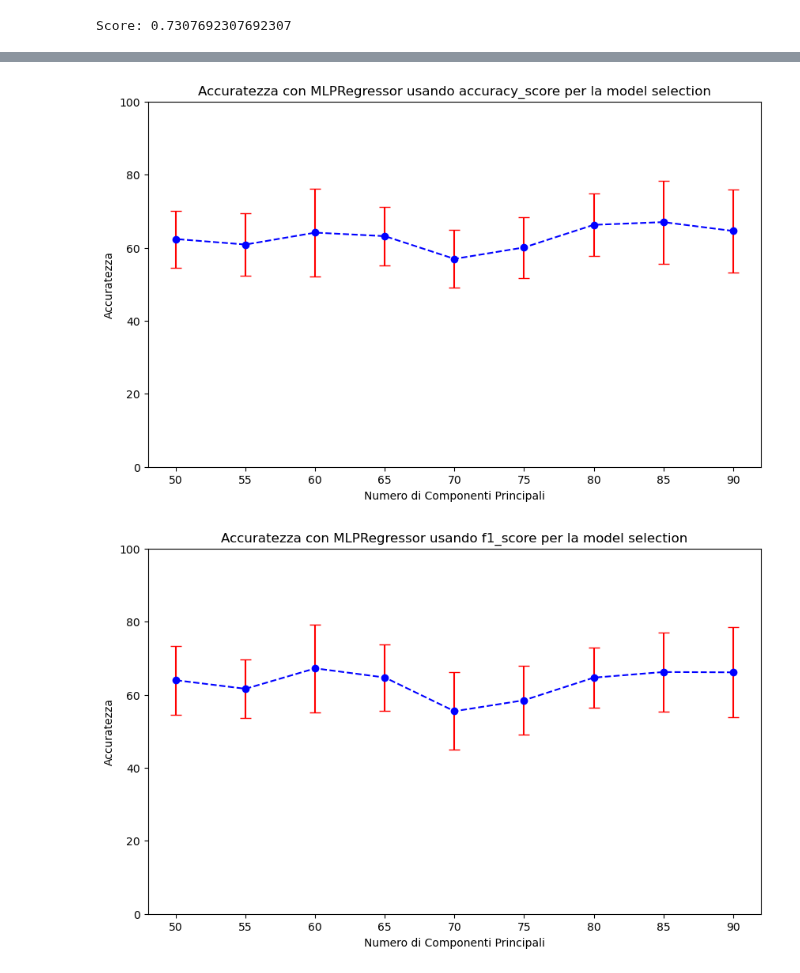
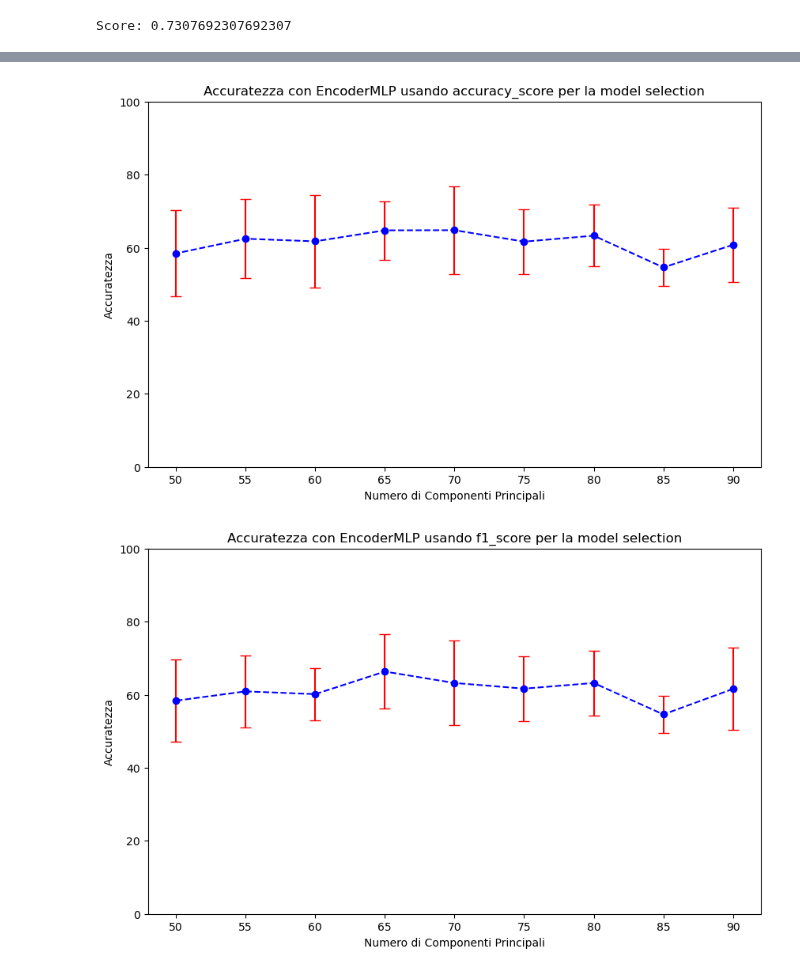
Before and after one commit to chrfum/one-class_classifier, a Jupyter notebook: run-over_classifier/neural/lof_neural.ipynb, the cells around one changed output, grey strips where cells are left out. Saved outputs shown, nothing was run; the diff lists cells and outputs as text; code cells hidden in the pictures.

```diff
--- a/run-over_classifier/neural/lof_neural.ipynb
+++ b/run-over_classifier/neural/lof_neural.ipynb
@@ -136,7 +170,7 @@ logger = logging.getLogger()
 logger.handlers = []
 logger.addHandler(file_handler)
 # %%
-def nested_cv_extended(X, random_seed, n_outer_folds=7, n_inner_folds=5, n_components=65, mod_selection_score=accuracy_score, positive_class=0):
+def nested_cv_extended(X, random_seed, decomposition, n_outer_folds=7, n_inner_folds=5, n_components=65, mod_selection_score=accuracy_score, positive_class=0):
     n_neighborss = [30, 35, 40, 45]
     contaminations = np.linspace(0.01, 0.5, 50)
     metrics = ['euclidean', 'minkowski', 'manhattan', 'cosine']
@@ -164,8 +198,8 @@ def nested_cv_extended(X, random_seed, n_outer_folds=7, n_inner_folds=5, n_compo
         inner_cv = StratifiedKFold(n_splits=n_inner_folds, shuffle=True, random_state=random_seed)
 
         best_score = 0
+        best_encoder = None
         best_scaler = None
-        best_encoder = None
         for inner_cv_number, (trainval_idx, valid_idx) in enumerate(inner_cv.split(X_train, y_train)):
             for params in itertools.product(n_neighborss, contaminations, metrics, scalers):
                 scaler = params[3]
@@ -175,14 +209,13 @@ def nested_cv_extended(X, random_seed, n_outer_folds=7, n_inner_folds=5, n_compo
                 X_trainval_scaled = scaler.fit_transform(X_trainval)
                 X_valid_scaled = scaler.transform(X_valid)
 
-                encoder = MLPRegressor(hidden_layer_sizes=n_components, max_iter=50, random_state=random_seed, solver='sgd')
-                encoder.fit(X_train, X_train)
+                encoder = decomposition(hidden_layer_size=n_components, max_iter=50, random_state=random_seed, solver='sgd')
+                encoder.fit(X_train)
 
-                X_trainval_reduced = encoder.predict(X_trainval_scaled)
-                X_valid_reduced = encoder.predict(X_valid_scaled)
+                X_trainval_reduced = encoder.transform(X_trainval_scaled)
+                X_valid_reduced = encoder.transform(X_valid_scaled)
 
                 idxs_neg = np.where(y_trainval == 1)[0]
-
                 X_trainval_reduced = np.delete(X_trainval_reduced, idxs_neg, axis=0)
                 y_trainval = np.delete(y_trainval, idxs_neg)
 
@@ -217,8 +250,8 @@ def nested_cv_extended(X, random_seed, n_outer_folds=7, n_inner_folds=5, n_compo
         X_train_scaled = best_scaler.fit_transform(X_train)
         X_test_scaled = best_scaler.transform(X_test)
 
-        X_train_reduced = best_encoder.predict(X_train_scaled)
-        X_test_reduced = best_encoder.predict(X_test_scaled)
+        X_train_reduced = best_encoder.transform(X_train_scaled)
+        X_test_reduced = best_encoder.transform(X_test_scaled)
 
         clf = LocalOutlierFactor(n_neighbors=best_params['n_neighbors'], contamination=best_params['contamination'], metric=best_params['metric'], novelty=True)
         clf.fit(X_train_reduced)
@@ -228,8 +261,8 @@ def nested_cv_extended(X, random_seed, n_outer_folds=7, n_inner_folds=5, n_compo
 
         accuracy = accuracy_score(true_values, pred_values)
         precision = precision_score(true_values, pred_values, zero_division=0.0)
-        recall = recall_score(true_values, pred_values)
-        f1 = f1_score(true_values, pred_values)
+        recall = recall_score(true_values, pred_values, zero_division=0.0)
+        f1 = f1_score(true_values, pred_values, zero_division=0.0)
 
         if accuracy > best_overall_accuracy:
             best_overall_accuracy = accuracy
@@ -263,7 +296,7 @@ def nested_cv_extended(X, random_seed, n_outer_folds=7, n_inner_folds=5, n_compo
         'class': positive_class
     }
 # %%
-results = nested_cv_extended(X, random_seed, n_components=90, mod_selection_score=accuracy_score)
+results = nested_cv_extended(X, random_seed, decomposition=EncoderMLP, n_components=90, mod_selection_score=accuracy_score)
 scores_df = pd.DataFrame(results, index=[0])
 scores_df
 # %% [output]
@@ -276,7 +309,7 @@ def add_record(df, record):
     return df
 # %%
 for n_comp in range (85, 49, -5):
-    scores_df = add_record(scores_df, nested_cv_extended(X, random_seed, n_components=n_comp, mod_selection_score=accuracy_score))
+    scores_df = add_record(scores_df, nested_cv_extended(X, random_seed, decomposition=EncoderMLP, n_components=n_comp, mod_selection_score=accuracy_score))
 
 scores_df
 # %% [output]
@@ -293,3 +326,5 @@ scores_df
 # %%
 for n_comp in range (90, 49, -5):
-    scores_df = add_record(scores_df, nested_cv_extended(X, random_seed, n_components=n_comp, mod_selection_score=f1_score))
+    scores_df = add_record(scores_df, nested_cv_extended(X, random_seed, decomposition=EncoderMLP, n_components=n_comp, mod_selection_score=f1_score))
+
+scores_df
@@ -333,10 +366,10 @@ def plot_error_bar(df, n_init, n_end, decomposition, score):
     plt.ylim(0,100)
     plt.show()
 # %%
-plot_error_bar(scores_df, 0, 8, 'MLPRegressor', 'accuracy_score')
+plot_error_bar(scores_df, 0, 8, 'EncoderMLP', 'accuracy_score')
 # %% [output]
-[figure, old version]
+[figure, new version]
 # %%
-plot_error_bar(scores_df, 9, 17, 'MLPRegressor', 'f1_score')
+plot_error_bar(scores_df, 9, 17, 'EncoderMLP', 'f1_score')
 # %% [output]
-[figure, old version]
+[figure, new version]
```
Also changed, not shown: parts of 5 cells of this notebook.
